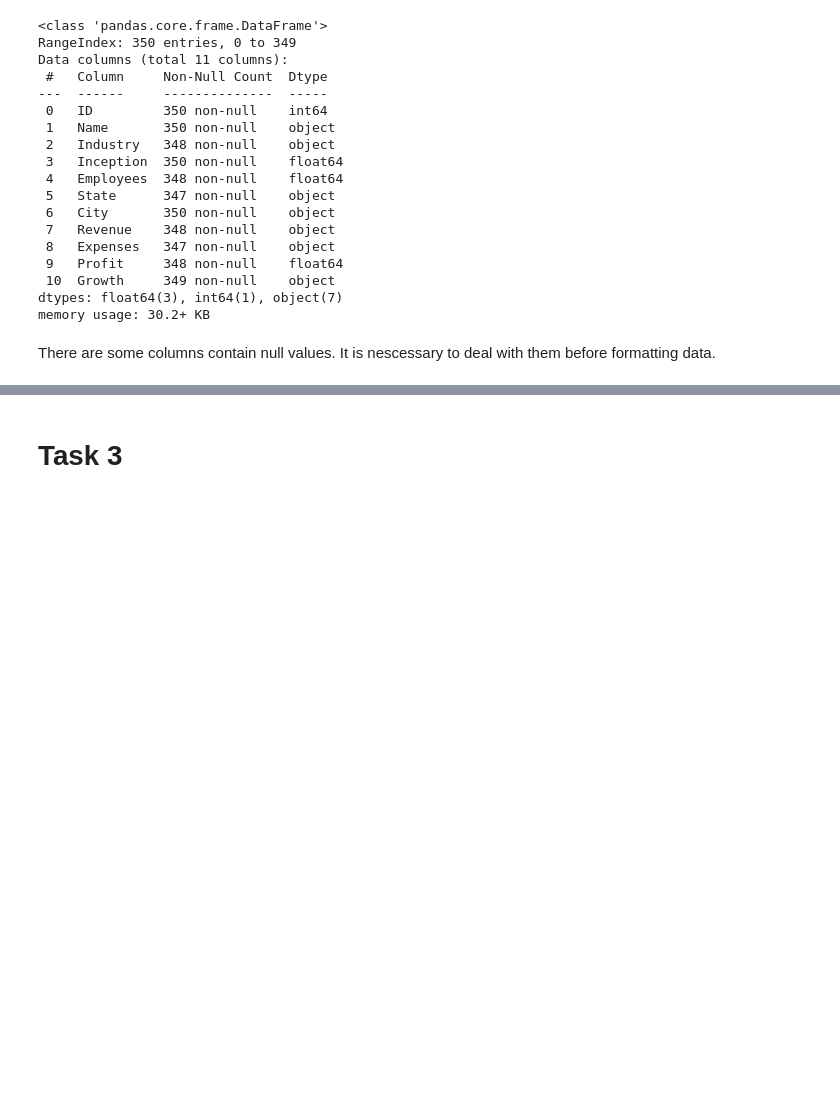
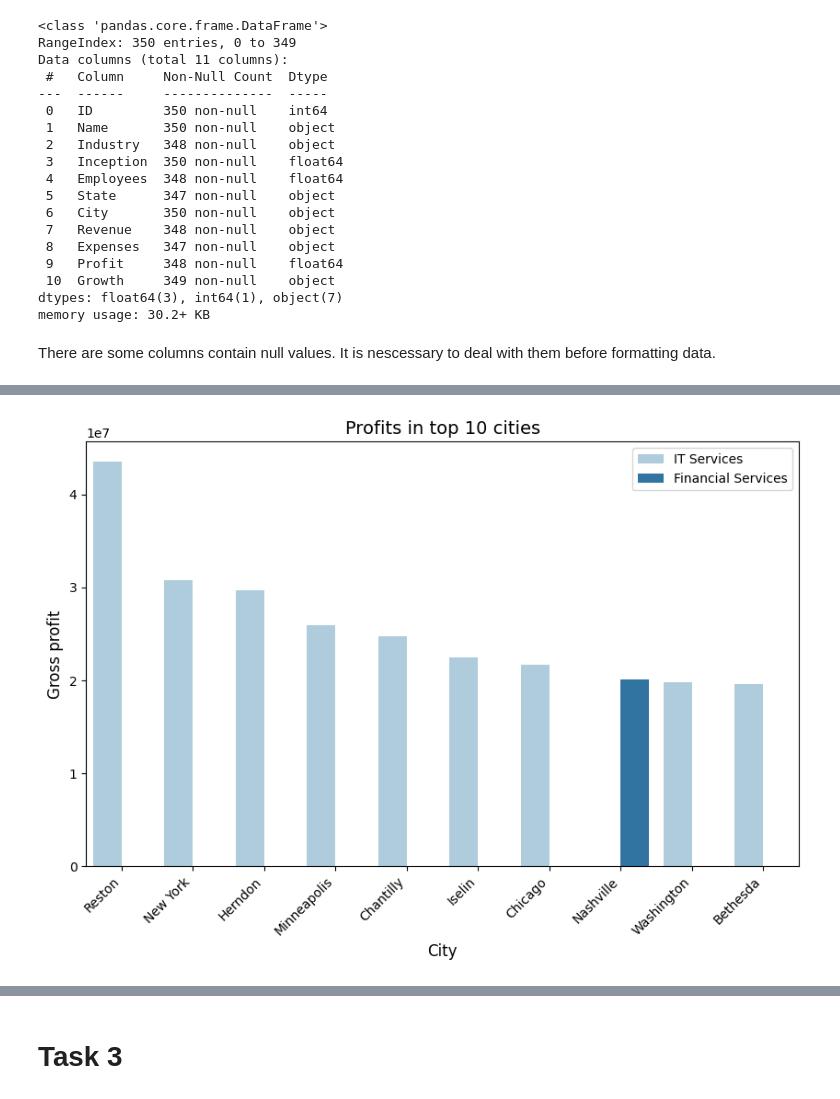
Before and after one commit to derkaiser9423/PythonPracticeProject, a Jupyter notebook: Assigment_2_s8091335.ipynb, the cells around one changed output, grey strips where cells are left out. Cells and saved outputs as stored; diff of their text form; code cells hidden in the pictures; blank space fills up the shorter version.

```diff
--- a/Assigment_2_s8091335.ipynb
+++ b/Assigment_2_s8091335.ipynb
@@ -269,0 +306,4 @@ NameError: ignored
+# %%
+group_profit_by_city = df.groupby(['City', 'Industry'])['Profit'].sum().reset_index().sort_values('Profit', ascending=False)
+# %%
+top_cities = group_profit_by_city.head(10)
@@ -269,0 +323,12 @@ NameError: ignored
+# %%
+plt.figure(figsize=(10, 6))
+sns.barplot(x=top_cities['City'], y=top_cities['Profit'], hue="Industry", data=top_cities, palette="Paired")
+plt.xlabel('City', fontsize=12)
+plt.ylabel('Gross profit', fontsize=12)
+plt.title('Profits in top 10 cities', fontsize=14)
+plt.xticks(rotation=45, ha='right', fontsize=10)
+plt.legend(loc='upper right', fontsize=10)
+
+plt.show()
+# %% [output]
+[figure, added]
```
Also changed, not shown: parts of 21 cells of this notebook.
